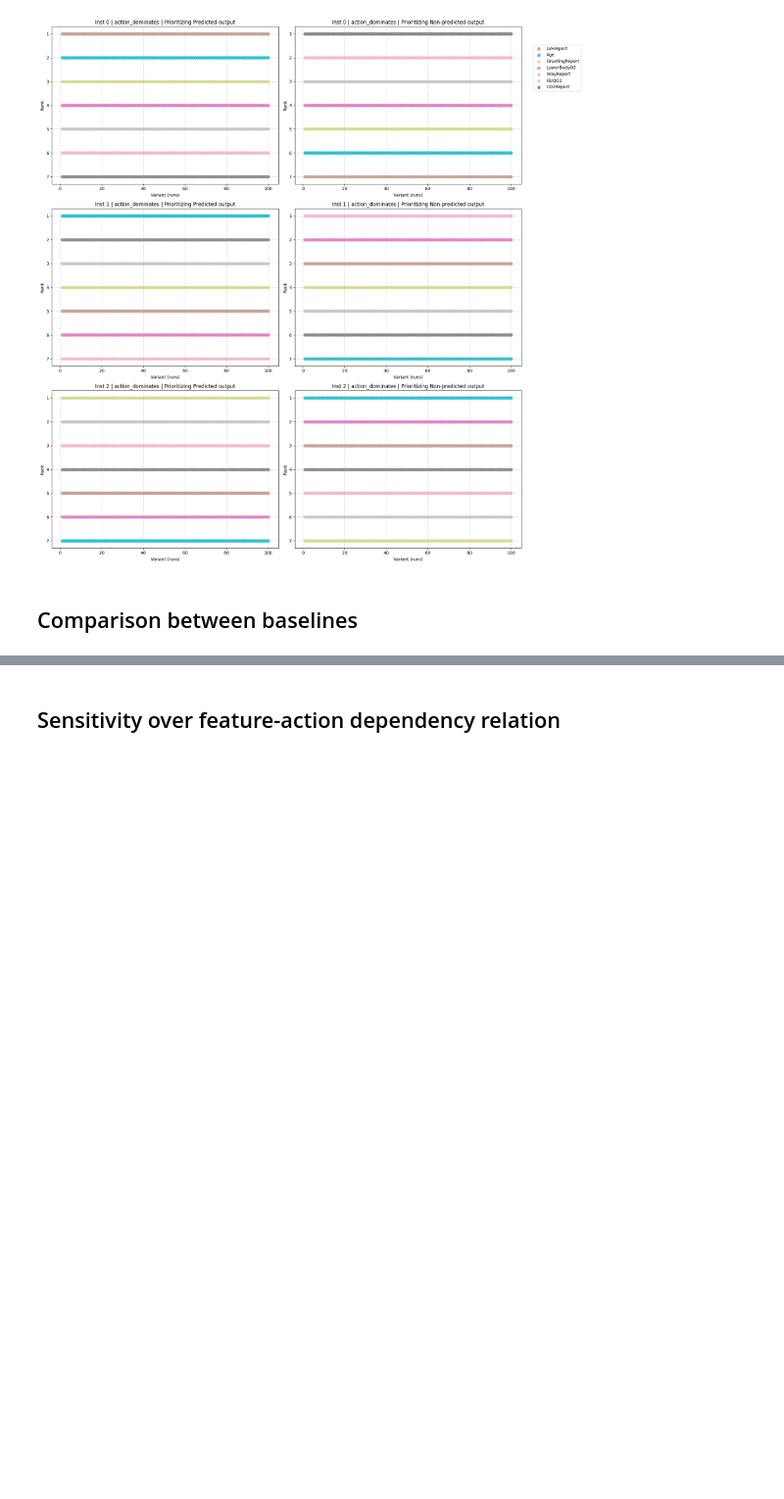
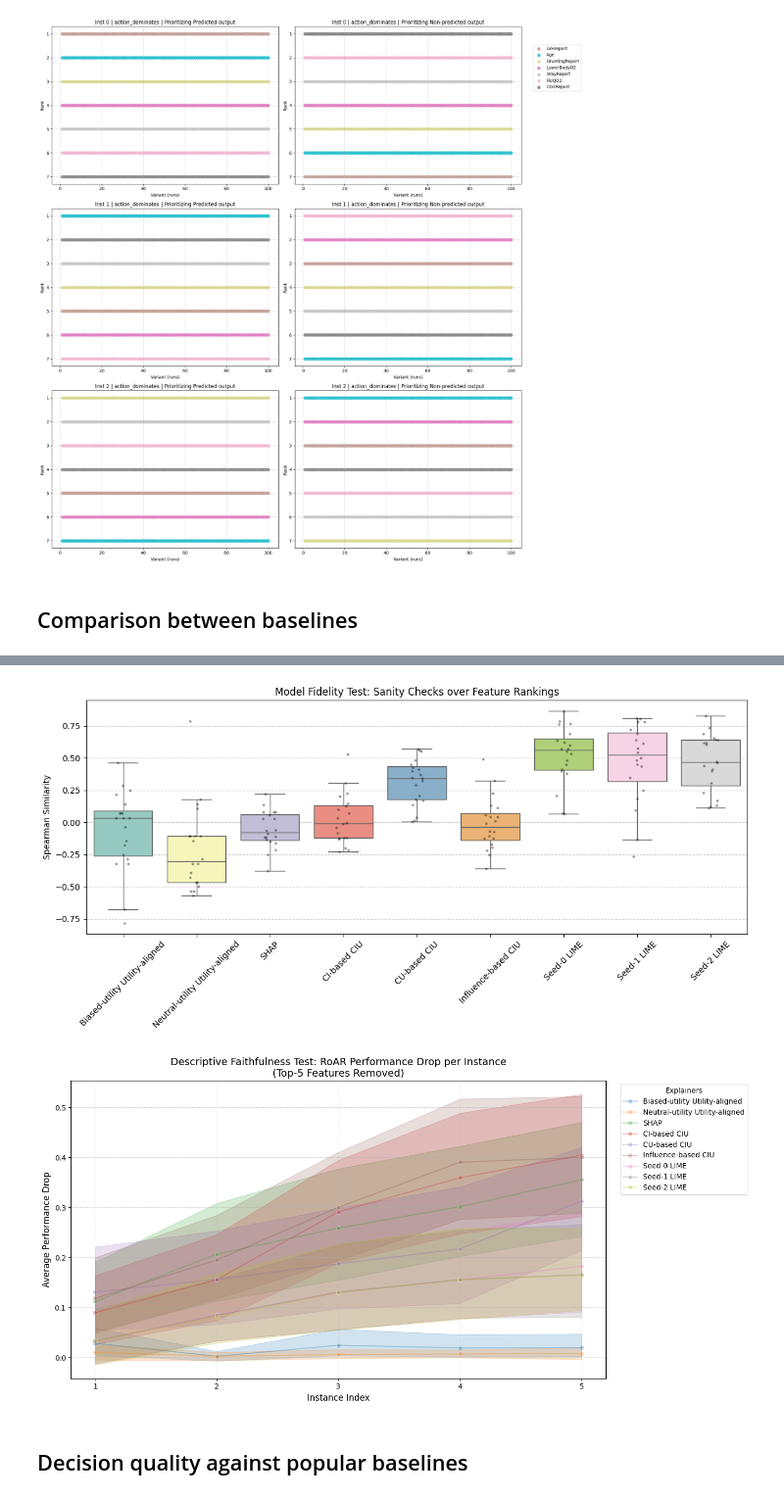
Before and after one commit to alexisvuvietnam/UtilityAlignedExplainer, a Jupyter notebook: experiment_child.ipynb, the cells around one changed output, grey strips where cells are left out. Shown at 98% size. Cells and saved outputs as stored; diff of their text form; code cells hidden in the pictures; blank space fills up the shorter version.

```diff
--- a/experiment_child.ipynb
+++ b/experiment_child.ipynb
@@ -331,5 +238,11 @@ rq2_graph = graphviz.Source(rq2_dot)
 display(rq2_graph)
 # %% [output]
 [drawing not drawn]
-# %% [markdown]
-## Sensitivity over feature-action dependency relation
+# %%
+baseline_comparison = BaselineTester("Child causal database", full_model, full_features, full_class_names, rq2_actions, rq2_causal, X_train_full, y_train_full, X_val_full, y_val_full, X_test_full, n_samples=20)
+rq2 = baseline_comparison.do_all_test(display=True)
+# %% [output]
+[figure, added]
+[figure, added]
+# %% [markdown]
+## Decision quality against popular baselines
```
Also changed, not shown: parts of 9 cells of this notebook, 3 other files.
